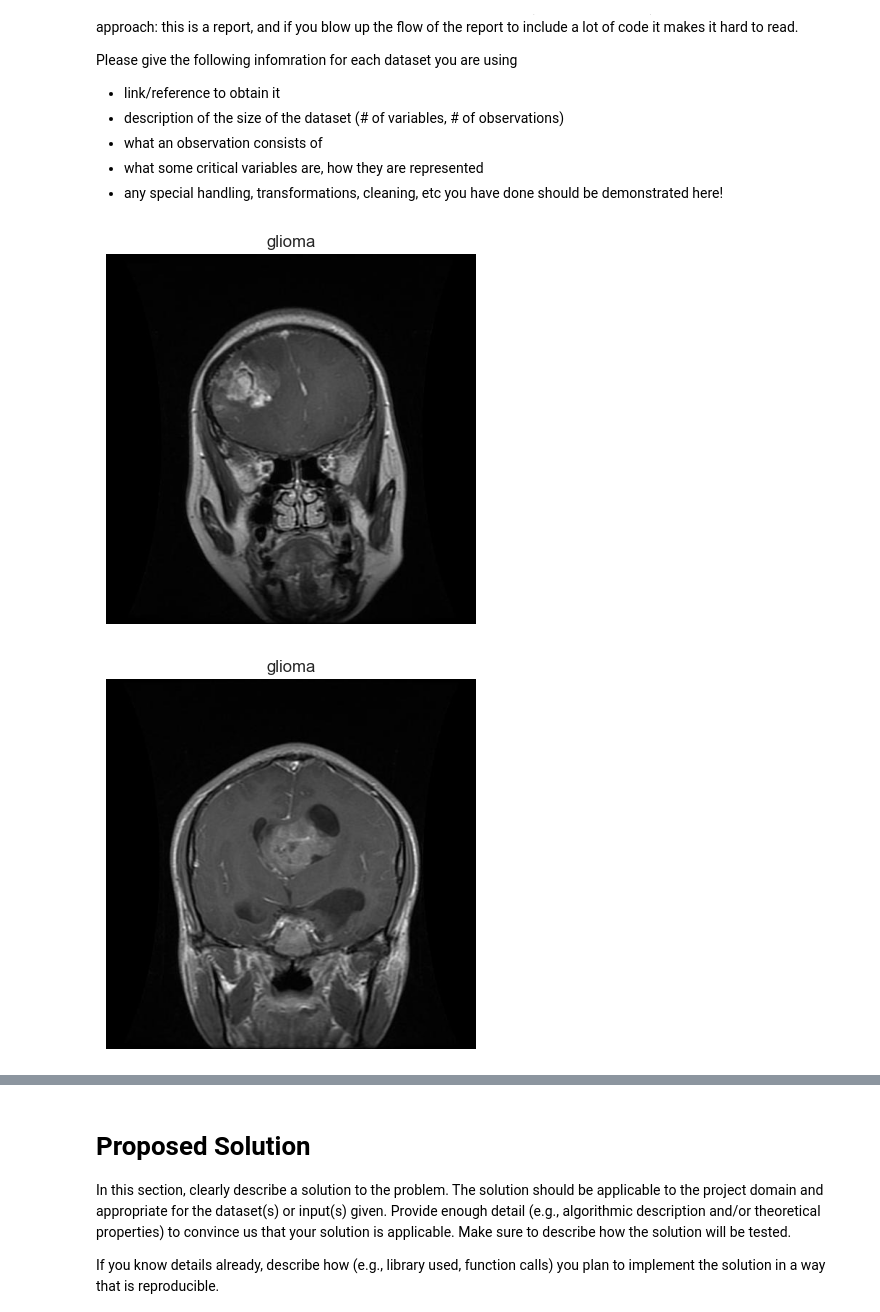
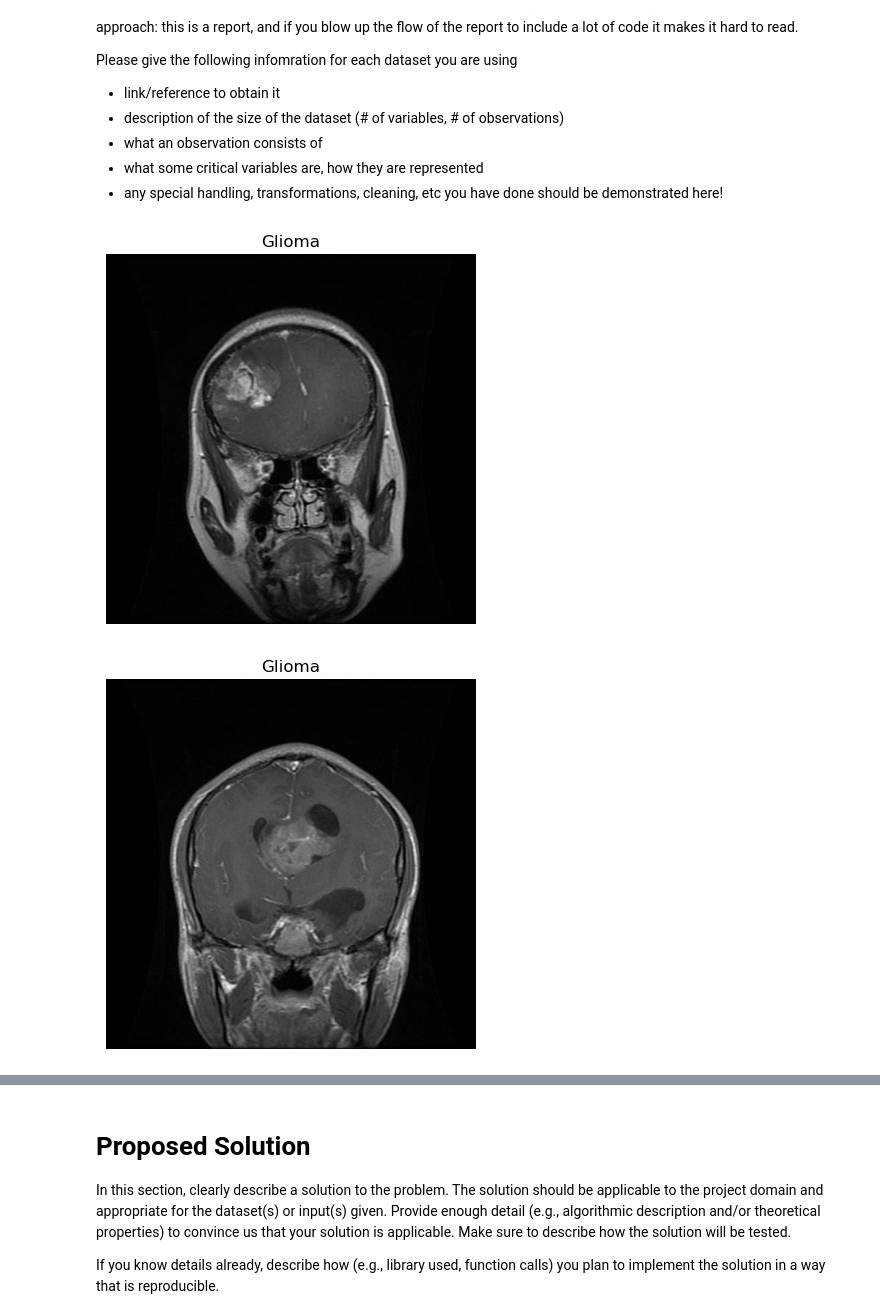
Before and after one commit to kathyww/group_project, a Jupyter notebook: FinalProject_groupXXX.ipynb, the cells around one changed output, grey strips where cells are left out. Cells and saved outputs as stored; diff of their text form; code cells hidden in the pictures.

```diff
--- a/FinalProject_groupXXX.ipynb
+++ b/FinalProject_groupXXX.ipynb
@@ -47,29 +58,24 @@ Please give the following infomration for each dataset you are using
 # %%
-import os
-import matplotlib.pyplot as plt
-import matplotlib.image as mpimg
-%matplotlib inline
-
-import utils
-
-def view_image(file):
+"""
+def view_image(file, tumor_type):
     img = mpimg.imread(file)
     imgplot = plt.imshow(img)
     plt.axis('off')
-    plt.title(file.split('/')[-2])
+    plt.title(tumor_type)
     plt.show()
 
 for file in os.listdir('data/Training/glioma')[:2]:
-    view_image('data/Training/glioma/' + file)
+    view_image('data/Training/glioma/' + file, 'Glioma')
 
 for file in os.listdir('data/Training/meningioma')[:2]:
-    view_image('data/Training/meningioma/' + file)
+    view_image('data/Training/meningioma/' + file, 'Meningioma')
 
 for file in os.listdir('data/Training/notumor')[:2]:
-    view_image('data/Training/notumor/' + file)
+    view_image('data/Training/notumor/' + file, 'No Tumor')
 
 for file in os.listdir('data/Training/pituitary')[:2]:
-    view_image('data/Training/pituitary/' + file)
+    view_image('data/Training/pituitary/' + file, 'Pituitary')
+"""
 # %% [output]
-[figure, old version]
+[figure, new version]
-[figure, old version]
+[figure, new version]
```
Also changed, not shown: parts of 6 cells of this notebook.
